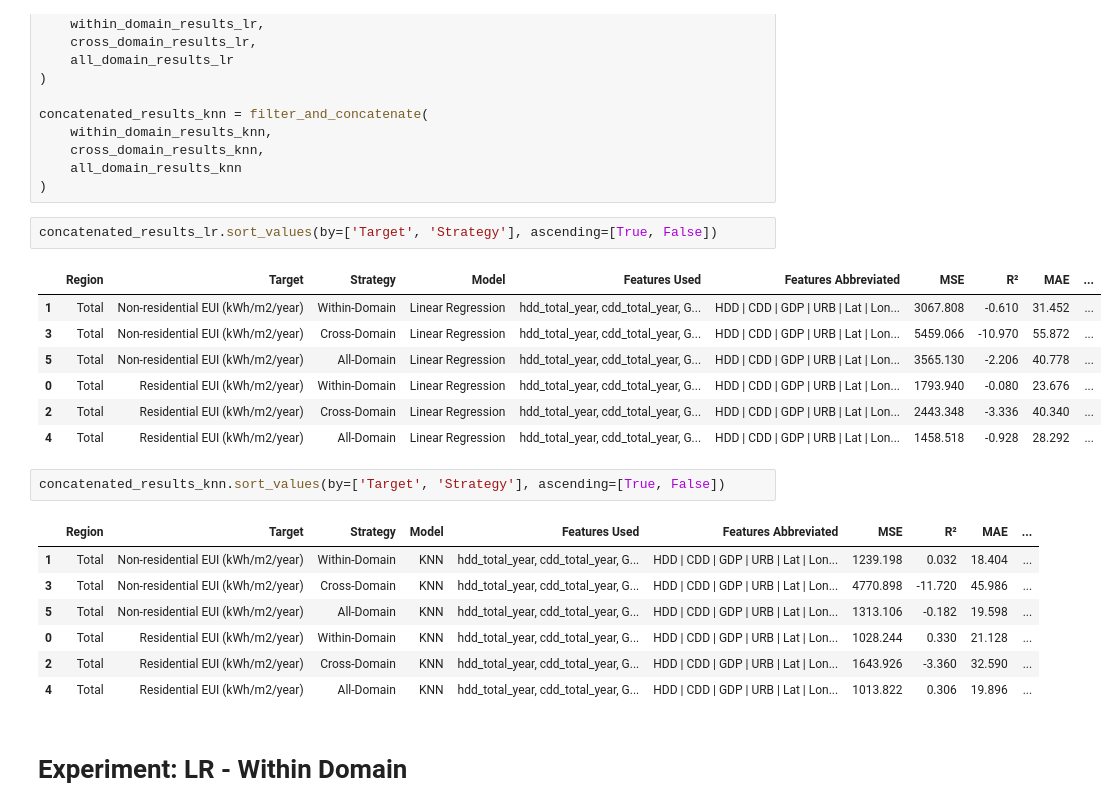
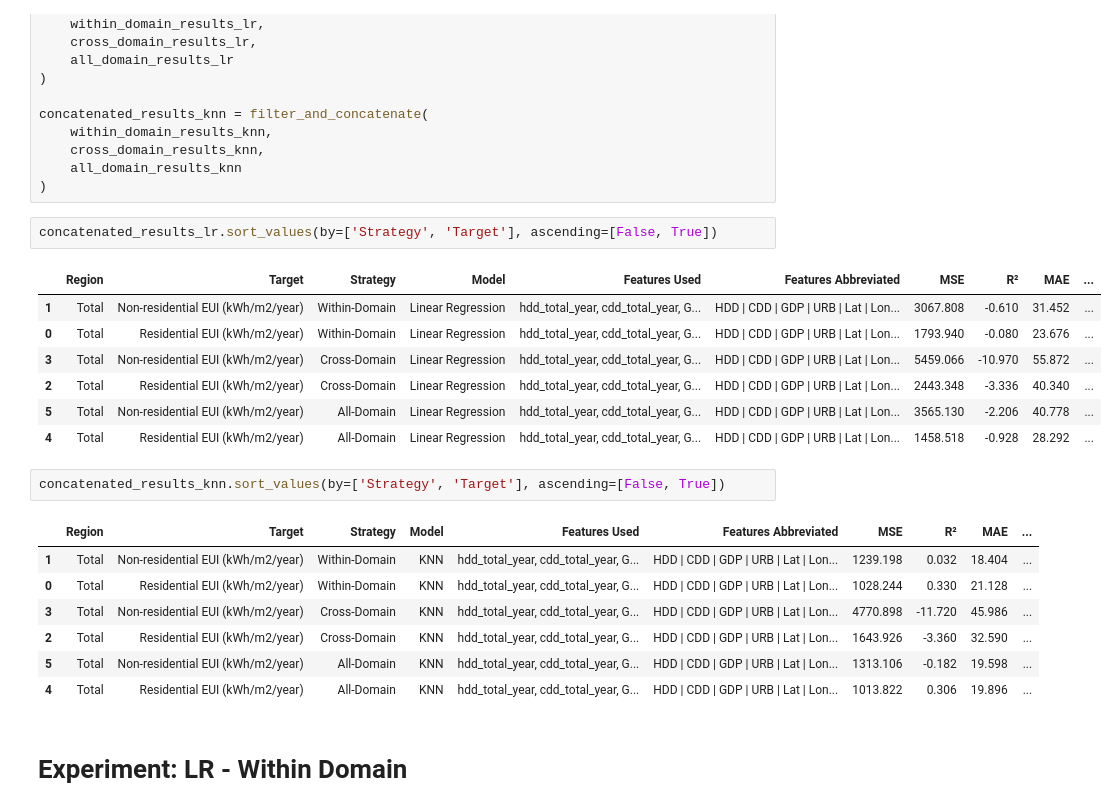
Before and after one commit to AliciaXia222/Capstone-Team-Climate-Trace, a Jupyter notebook: notebooks/05_Experiments.ipynb, the cells around one changed output. Cells and saved outputs as stored; diff of their text form.

```diff
--- a/notebooks/05_Experiments.ipynb
+++ b/notebooks/05_Experiments.ipynb
@@ -247,24 +247,24 @@ concatenated_results_knn = filter_and_concatenate(
     all_domain_results_knn
 )
 # %%
-concatenated_results_lr.sort_values(by=['Target', 'Strategy'], ascending=[True, False])
+concatenated_results_lr.sort_values(by=['Strategy', 'Target'], ascending=[False, True])
 # %% [output]
 |  | Region | Target | Strategy | Model | Features Used | Features Abbreviated | MSE | R² | MAE | ... |
 | 1 | Total | Non-residential EUI (kWh/m2/year) | Within-Domain | Linear Regression | hdd_total_year, cdd_total_year, G... | HDD | CDD | GDP | URB | Lat | Lon... | 3067.808 | -0.610 | 31.452 | ... |
+| 0 | Total | Residential EUI (kWh/m2/year) | Within-Domain | Linear Regression | hdd_total_year, cdd_total_year, G... | HDD | CDD | GDP | URB | Lat | Lon... | 1793.940 | -0.080 | 23.676 | ... |
 | 3 | Total | Non-residential EUI (kWh/m2/year) | Cross-Domain | Linear Regression | hdd_total_year, cdd_total_year, G... | HDD | CDD | GDP | URB | Lat | Lon... | 5459.066 | -10.970 | 55.872 | ... |
+| 2 | Total | Residential EUI (kWh/m2/year) | Cross-Domain | Linear Regression | hdd_total_year, cdd_total_year, G... | HDD | CDD | GDP | URB | Lat | Lon... | 2443.348 | -3.336 | 40.340 | ... |
 | 5 | Total | Non-residential EUI (kWh/m2/year) | All-Domain | Linear Regression | hdd_total_year, cdd_total_year, G... | HDD | CDD | GDP | URB | Lat | Lon... | 3565.130 | -2.206 | 40.778 | ... |
-| 0 | Total | Residential EUI (kWh/m2/year) | Within-Domain | Linear Regression | hdd_total_year, cdd_total_year, G... | HDD | CDD | GDP | URB | Lat | Lon... | 1793.940 | -0.080 | 23.676 | ... |
-| 2 | Total | Residential EUI (kWh/m2/year) | Cross-Domain | Linear Regression | hdd_total_year, cdd_total_year, G... | HDD | CDD | GDP | URB | Lat | Lon... | 2443.348 | -3.336 | 40.340 | ... |
 | 4 | Total | Residential EUI (kWh/m2/year) | All-Domain | Linear Regression | hdd_total_year, cdd_total_year, G... | HDD | CDD | GDP | URB | Lat | Lon... | 1458.518 | -0.928 | 28.292 | ... |
 # %%
-concatenated_results_knn.sort_values(by=['Target', 'Strategy'], ascending=[True, False])
+concatenated_results_knn.sort_values(by=['Strategy', 'Target'], ascending=[False, True])
 # %% [output]
 |  | Region | Target | Strategy | Model | Features Used | Features Abbreviated | MSE | R² | MAE | ... |
 | 1 | Total | Non-residential EUI (kWh/m2/year) | Within-Domain | KNN | hdd_total_year, cdd_total_year, G... | HDD | CDD | GDP | URB | Lat | Lon... | 1239.198 | 0.032 | 18.404 | ... |
+| 0 | Total | Residential EUI (kWh/m2/year) | Within-Domain | KNN | hdd_total_year, cdd_total_year, G... | HDD | CDD | GDP | URB | Lat | Lon... | 1028.244 | 0.330 | 21.128 | ... |
 | 3 | Total | Non-residential EUI (kWh/m2/year) | Cross-Domain | KNN | hdd_total_year, cdd_total_year, G... | HDD | CDD | GDP | URB | Lat | Lon... | 4770.898 | -11.720 | 45.986 | ... |
+| 2 | Total | Residential EUI (kWh/m2/year) | Cross-Domain | KNN | hdd_total_year, cdd_total_year, G... | HDD | CDD | GDP | URB | Lat | Lon... | 1643.926 | -3.360 | 32.590 | ... |
 | 5 | Total | Non-residential EUI (kWh/m2/year) | All-Domain | KNN | hdd_total_year, cdd_total_year, G... | HDD | CDD | GDP | URB | Lat | Lon... | 1313.106 | -0.182 | 19.598 | ... |
-| 0 | Total | Residential EUI (kWh/m2/year) | Within-Domain | KNN | hdd_total_year, cdd_total_year, G... | HDD | CDD | GDP | URB | Lat | Lon... | 1028.244 | 0.330 | 21.128 | ... |
-| 2 | Total | Residential EUI (kWh/m2/year) | Cross-Domain | KNN | hdd_total_year, cdd_total_year, G... | HDD | CDD | GDP | URB | Lat | Lon... | 1643.926 | -3.360 | 32.590 | ... |
 | 4 | Total | Residential EUI (kWh/m2/year) | All-Domain | KNN | hdd_total_year, cdd_total_year, G... | HDD | CDD | GDP | URB | Lat | Lon... | 1013.822 | 0.306 | 19.896 | ... |
 # %% [markdown]
 # Experiment: LR - Within Domain
```
Also changed, not shown: parts of 3 cells of this notebook, 3 other files.
